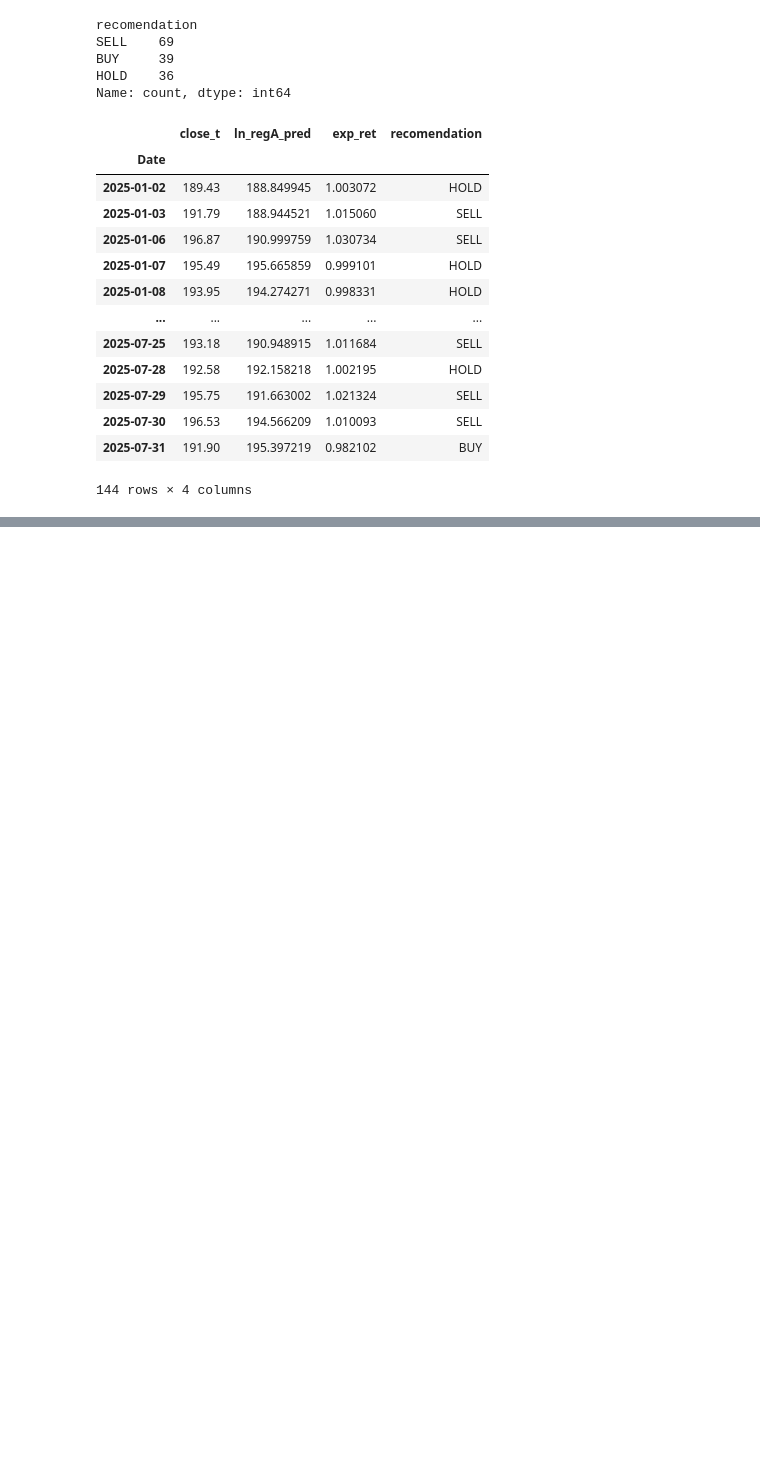
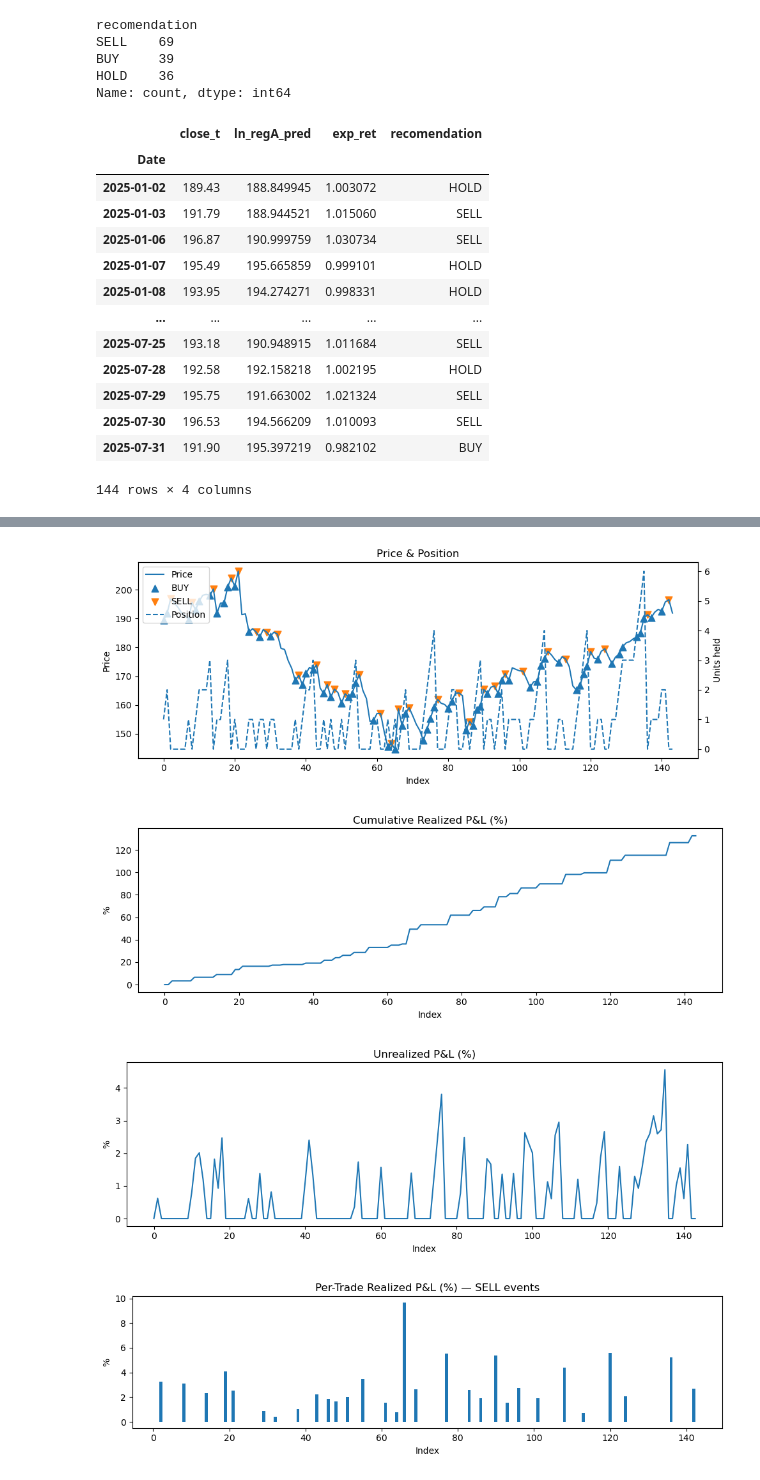
Before and after one commit to bruno-sassi/data_analytics_MSc, a Jupyter notebook: Projects/CaseStudy3/CaseProject/mlr_&_gradientboosting v2.ipynb, the cells around one changed output, grey strips where cells are left out. Saved outputs shown, nothing was run; the diff lists cells and outputs as text; code cells hidden in the pictures; blank space fills up the shorter version.

```diff
--- a/Projects/CaseStudy3/CaseProject/mlr_&_gradientboosting v2.ipynb
+++ b/Projects/CaseStudy3/CaseProject/mlr_&_gradientboosting v2.ipynb
@@ -696,0 +772,68 @@ Name: count, dtype: int64
+# %%
+import matplotlib.pyplot as plt
+import numpy as np
+
+# X-axis (Date if present, else row index)
+x = reco_df["Date"] if "Date" in reco_df.columns else np.arange(len(reco_df))
+
+# Helper masks
+is_buy  = reco_df["Recommendation"].eq("BUY")
+is_sell = reco_df["Recommendation"].eq("SELL") & (reco_df["Trade Profit&Loss (%)"] != 0)
+
+# --- 1) Price + Position (two axes) ---
+fig, ax1 = plt.subplots(figsize=(10, 4))
+ax1.plot(x, reco_df["close_t"], label="Price")
+ax1.set_xlabel("Date" if "Date" in reco_df.columns else "Index")
+ax1.set_ylabel("Price")
+
+# Trade markers on price
+ax1.scatter(x[is_buy],  reco_df.loc[is_buy, "close_t"], marker="^", s=60, label="BUY")
+ax1.scatter(x[is_sell], reco_df.loc[is_sell, "close_t"], marker="v", s=60, label="SELL")
+
+# Position (right axis)
+ax2 = ax1.twinx()
+ax2.plot(x, reco_df["Position"], linestyle="--", label="Position")
+ax2.set_ylabel("Units held")
+
+# Combined legend
+lines, labels = ax1.get_legend_handles_labels()
+lines2, labels2 = ax2.get_legend_handles_labels()
+ax1.legend(lines + lines2, labels + labels2, loc="upper left")
+plt.title("Price & Position")
+plt.tight_layout()
+plt.show()
+
+# --- 2) Cumulative Realized P&L (%) ---
+plt.figure(figsize=(10, 3.5))
+plt.plot(x, reco_df["Cumulative Profit&Loss (%)"])
+plt.title("Cumulative Realized P&L (%)")
+plt.xlabel("Date" if "Date" in reco_df.columns else "Index")
+plt.ylabel("%")
+plt.tight_layout()
+plt.show()
+
+# --- 3) Unrealized P&L (%) (only meaningful while holding) ---
+plt.figure(figsize=(10, 3.5))
+plt.plot(x, reco_df["Unrealized Profit&Loss (%)"])
+plt.title("Unrealized P&L (%)")
+plt.xlabel("Date" if "Date" in reco_df.columns else "Index")
+plt.ylabel("%")
+plt.tight_layout()
+plt.show()
+
+# --- 4) Optional: bar chart of SELL trade returns only ---
+trade_rows = reco_df["Trade Profit&Loss (%)"] != 0
+if trade_rows.any():
+    x_trades = reco_df.loc[trade_rows, "Date"] if "Date" in reco_df.columns else np.arange(len(reco_df))[trade_rows]
+    plt.figure(figsize=(10, 3))
+    plt.bar(x_trades, reco_df.loc[trade_rows, "Trade Profit&Loss (%)"])
+    plt.title("Per-Trade Realized P&L (%) — SELL events")
+    plt.xlabel("Date" if "Date" in reco_df.columns else "Index")
+    plt.ylabel("%")
+    plt.tight_layout()
+    plt.show()
+# %% [output]
+[figure, added]
+[figure, added]
+[figure, added]
+[figure, added]
```
Also changed, not shown: parts of 7 cells of this notebook.
